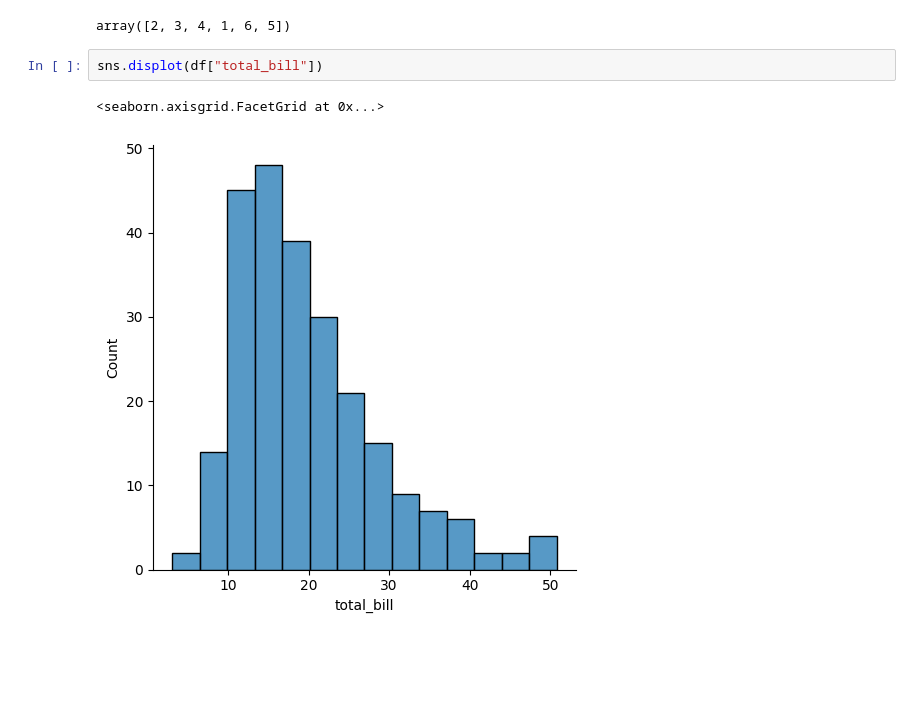
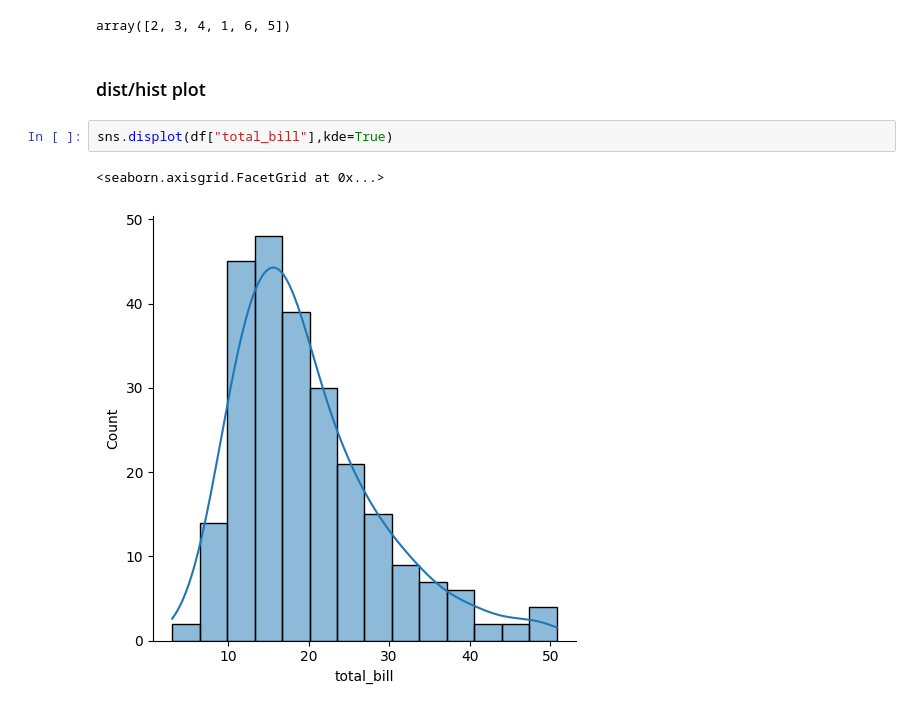
Before and after one commit to vivekCreates/Matplotlib, a Jupyter notebook: distribution_plots.ipynb, the cells around one changed output. Saved outputs shown, nothing was run; the diff lists cells and outputs as text; blank space fills up the shorter version.

```diff
--- a/distribution_plots.ipynb
+++ b/distribution_plots.ipynb
@@ -22,8 +22,10 @@ df
 df["size"].unique()
 # %% [output]
 array([2, 3, 4, 1, 6, 5])
+# %% [markdown]
+### dist/hist plot
 # %%
-sns.displot(df["total_bill"])
+sns.displot(df["total_bill"],kde=True)
 # %% [output]
 <seaborn.axisgrid.FacetGrid at 0x...>
-[figure, old version]
+[figure, new version]
```
Also changed, not shown: parts of 4 cells of this notebook.
